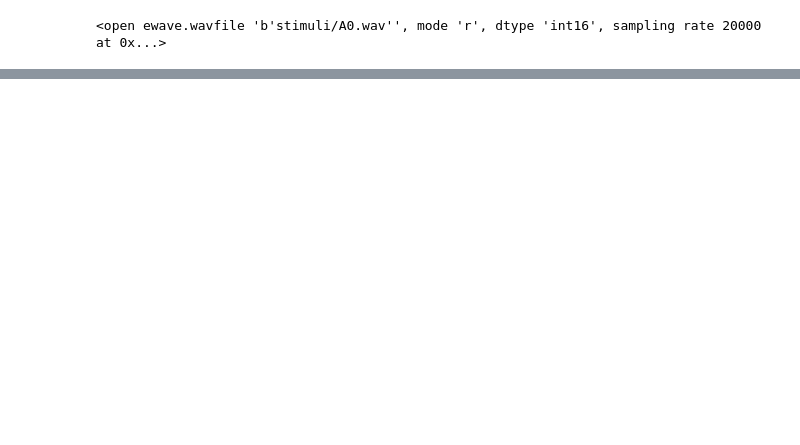
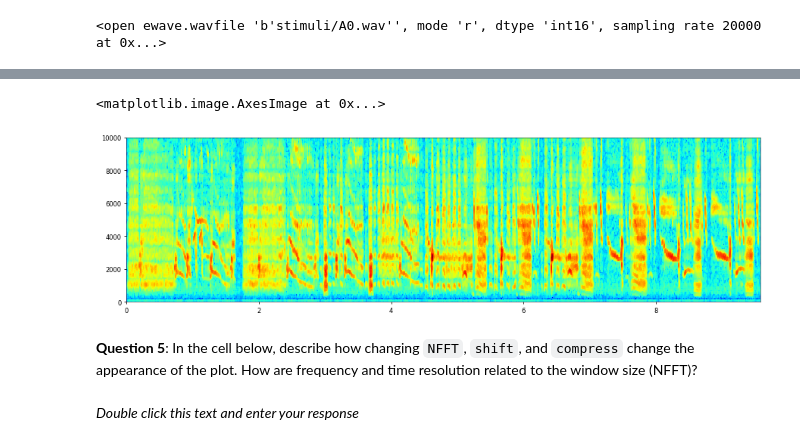
Before and after one commit to melizalab/comp-neurosci, a Jupyter notebook: 1 Time-Varying Data.ipynb, the cells around one changed output, grey strips where cells are left out. Cells and saved outputs as stored; diff of their text form; code cells hidden in the pictures; blank space fills up the shorter version.

```diff
--- a/1 Time-Varying Data.ipynb
+++ b/1 Time-Varying Data.ipynb
@@ -112,0 +216,11 @@ An important quantity to note is the **sampling rate**, which indicates how freq
+# %%
+# replace NFFT, shift and compress with different values
+P, freq, bins = specgram(osc, NFFT, shift, wavfile.sampling_rate, compress)
+plt.imshow(P, extent=(bins[0], bins[-1], freq[0], freq[-1]))
+# %% [output]
+<matplotlib.image.AxesImage at 0x...>
+[figure, added]
+# %% [markdown]
+**Question 5**: In the cell below, describe how changing `NFFT`, `shift`, and `compress` change the appearance of the plot. How are frequency and time resolution related to the window size (NFFT)?
+# %% [markdown]
+*Double click this text and enter your response*
```
Also changed, not shown: parts of 35 cells of this notebook, 5 other files.
